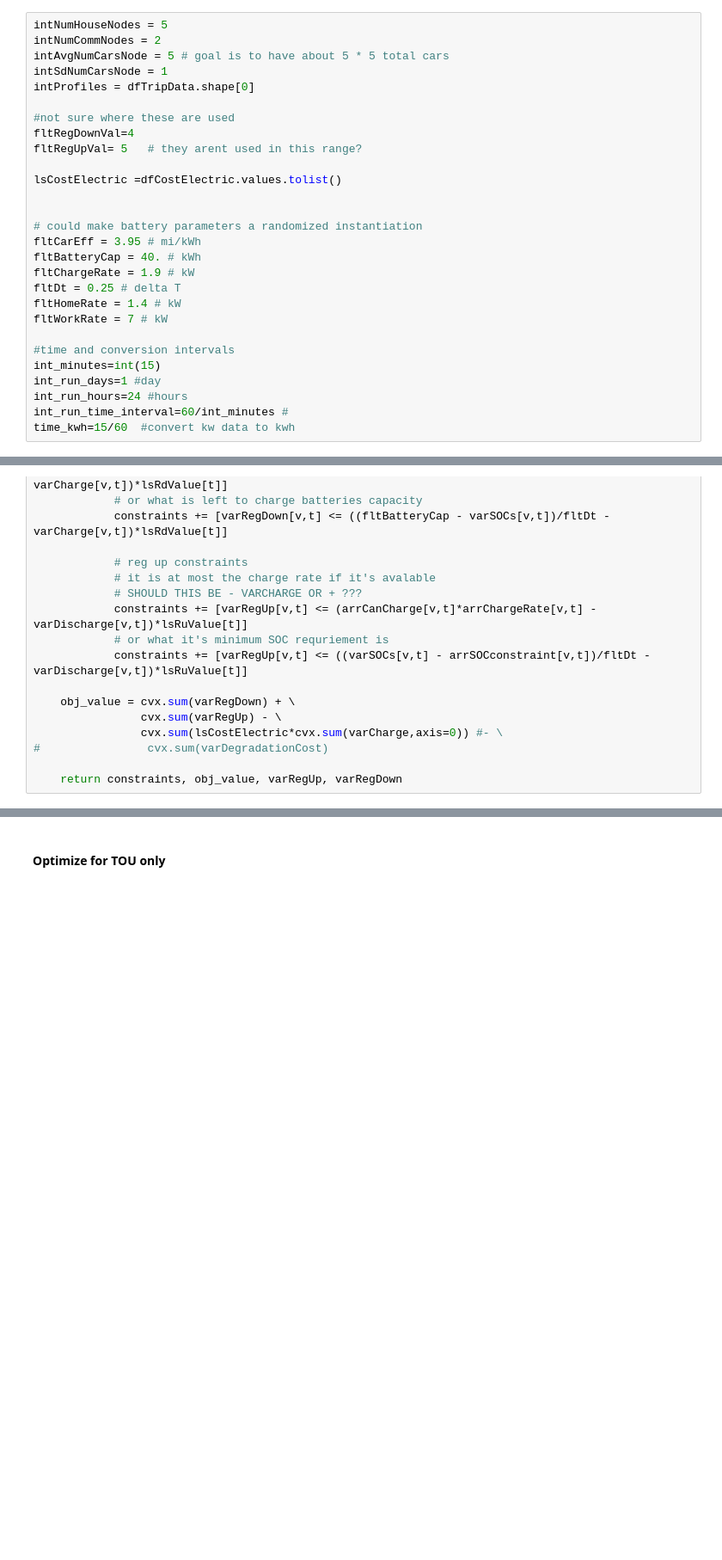
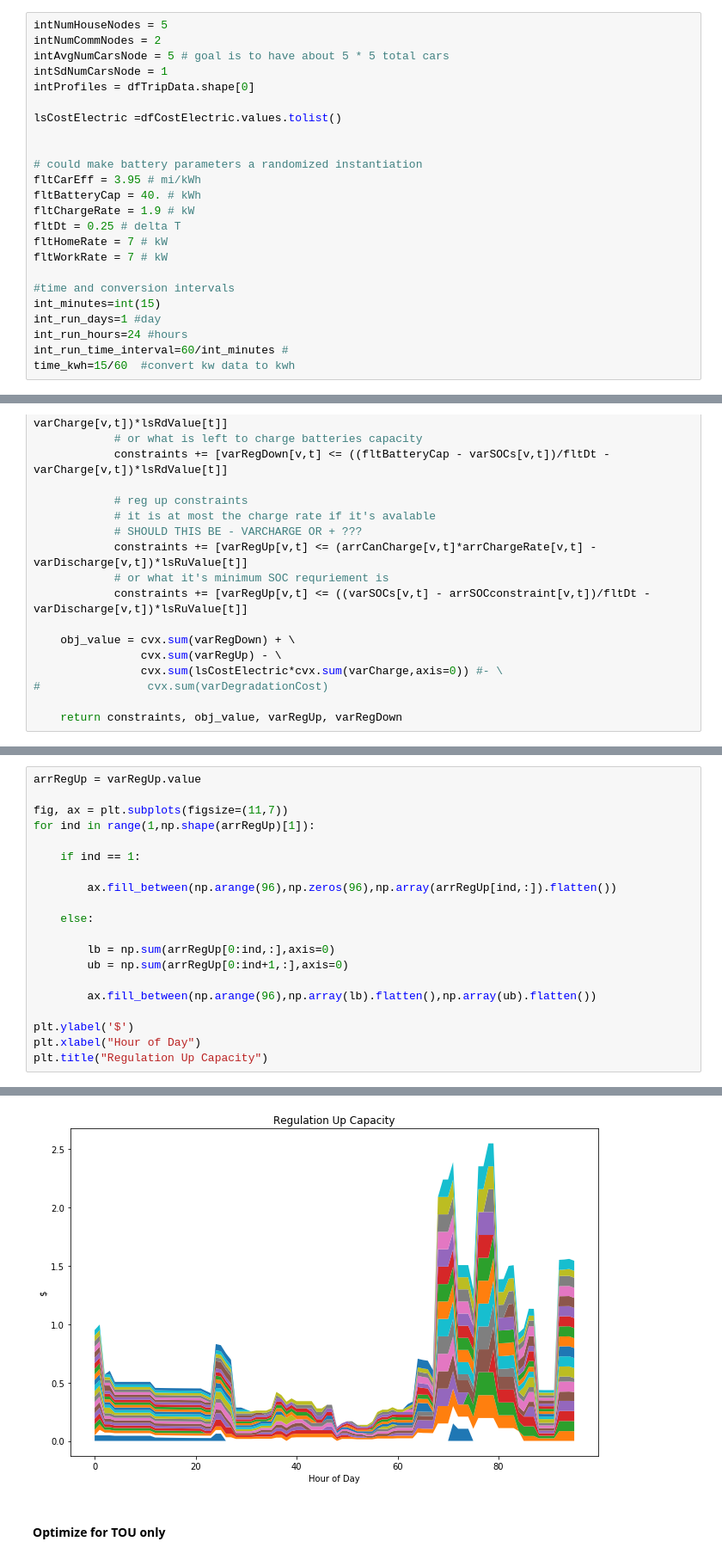
Before and after one commit to evgaston/BatterySystems, a Jupyter notebook: Simulation_Creation_102719.ipynb, the cells around one changed output, grey strips where cells are left out. Shown: that part at 86% size. Drawn from its saved outputs; the diff is of its cells as text; blank space fills up the shorter version.

```diff
--- a/Simulation_Creation_102719.ipynb
+++ b/Simulation_Creation_102719.ipynb
@@ -23,10 +23,6 @@ intNumCommNodes = 2
 intAvgNumCarsNode = 5 # goal is to have about 5 * 5 total cars
 intSdNumCarsNode = 1
 intProfiles = dfTripData.shape[0]
-
-#not sure where these are used
-fltRegDownVal=4
-fltRegUpVal= 5   # they arent used in this range?
 
 lsCostElectric =dfCostElectric.values.tolist()
 
@@ -36,7 +32,7 @@ fltCarEff = 3.95 # mi/kWh
 fltBatteryCap = 40. # kWh
 fltChargeRate = 1.9 # kW
 fltDt = 0.25 # delta T
-fltHomeRate = 1.4 # kW
+fltHomeRate = 7 # kW
 fltWorkRate = 7 # kW
 
 #time and conversion intervals
@@ -575,0 +573,21 @@ prob.solve(solver=cvx.MOSEK)
+# %%
+arrRegUp = varRegUp.value
+
+fig, ax = plt.subplots(figsize=(11,7))
+for ind in range(1,np.shape(arrRegUp)[1]):
+
+    if ind == 1:
+
+        ax.fill_between(np.arange(96),np.zeros(96),np.array(arrRegUp[ind,:]).flatten())
+
+    else:
+
+        lb = np.sum(arrRegUp[0:ind,:],axis=0)
+        ub = np.sum(arrRegUp[0:ind+1,:],axis=0)
+
+        ax.fill_between(np.arange(96),np.array(lb).flatten(),np.array(ub).flatten())
+
+plt.ylabel('$')
+plt.xlabel("Hour of Day")
+plt.title("Regulation Up Capacity")
+# %% [output]
@@ -576,2 +595,3 @@ prob.solve(solver=cvx.MOSEK)
+[figure, added]
 # %% [markdown]
 #### Optimize for TOU only
```
Also changed, not shown: parts of 23 cells of this notebook.
